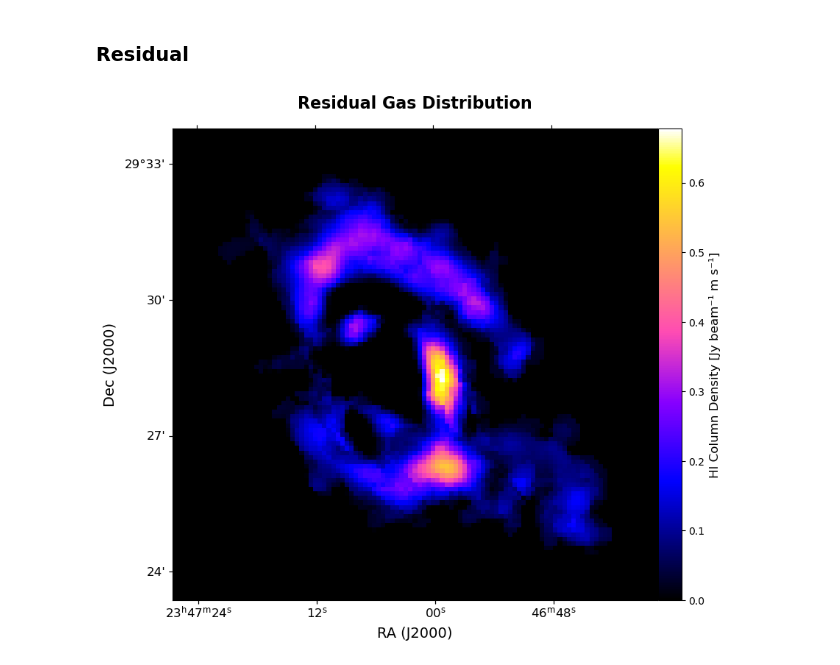
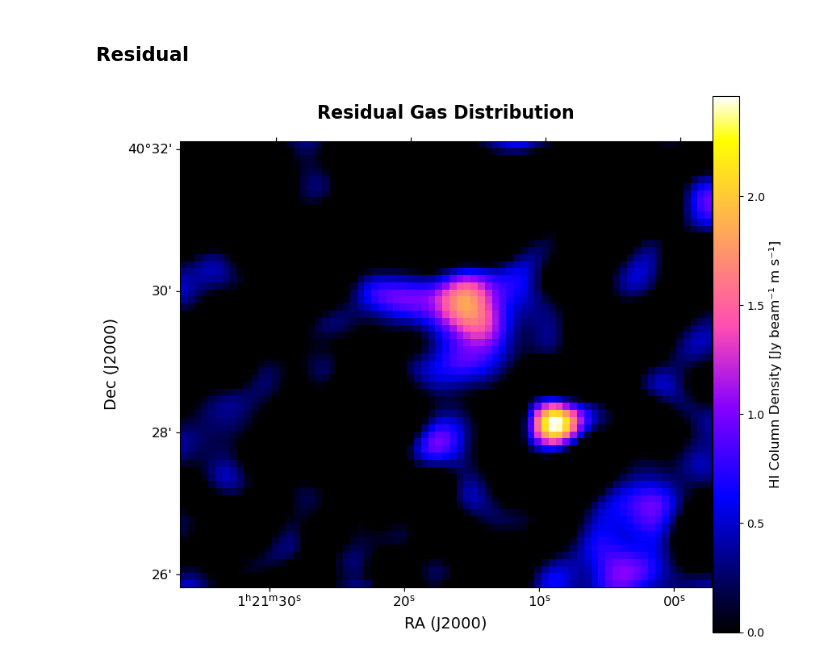
Before and after one commit to AnyelTars/Galaxies-Dynamics-WSRT, a Jupyter notebook: S0121+3848/Residuals/Residual-maps.ipynb, the cells around one changed output. Drawn from its saved outputs; the diff is of its cells as text; code cells hidden in the pictures.

Commit message:
HI mass residual map of the whole system added

```diff
--- a/S0121+3848/Residuals/Residual-maps.ipynb
+++ b/S0121+3848/Residuals/Residual-maps.ipynb
@@ -388,31 +382,39 @@ mask = fits.getdata("/home/angeldavid/Desktop/Fedora/RESEARCH-INTERSHIPS/data_cu
+# %%
+ # data cube of each galaxy
+galaxy1 = fits.getdata("/home/angeldavid/Desktop/Fedora/RESEARCH-INTERSHIPS/data_cubes/S0121+3848/output/SoFiA_J012118.02+402905.9/SoFiA_J012118.02+402905.9mod_azim.fits")
+
+galaxy2 = fits.getdata("/home/angeldavid/Desktop/Fedora/RESEARCH-INTERSHIPS/data_cubes/S0121+3848-2Galaxy/output/SoFiA_J012118.02+402905.9/SoFiA_J012118.02+402905.9mod_azim.fits")
+# %%
+# create the residual
+data_residual =data_cube - galaxy1 - galaxy2
 # %%
-data_residual_masked = np.where(mask,data_residual,0)
+data_residual_masked = np.where(mask_cube_smooth,data_residual,0)
 # %%
-mom0_dat_residual = np.nansum(data_residual_masked,axis=0)*abs(data_residual_header['CDELT3'])/1000
+mom0_dat_residual = np.nansum(data_residual_masked,axis=0)*abs(data_header['CDELT3'])/1000
 mom0_dat_residual = np.where(mom0_dat_residual<0,0,mom0_dat_residual)
 # %%
 # Create figure with WCS projection
 fig = plt.figure(figsize=(9, 8))
-ax = plt.subplot(111, projection=WCS(header_mom1_ngc7753))
+ax = plt.subplot(111, projection=WCS(header_mom1_ngc477))
 
 # Display residual moment 0 map
 im = ax.imshow(mom0_dat_residual, cmap='gnuplot2', origin='lower')
 
 # Add colorbar
 cbar = plt.colorbar(im, ax=ax, location='right', shrink=0.93, pad=0.001)
 cbar.set_label('HI Column Density [Jy beam⁻¹ m s⁻¹]', fontsize=12)
 
 # Set proper axis labels with WCS
 ax.set_xlabel('RA (J2000)', fontsize=14)
 ax.set_ylabel('Dec (J2000)', fontsize=14)
 ax.tick_params(labelsize=12)
 
 # Add title
 ax.set_title('Residual Gas Distribution', fontsize=16, weight='bold', pad=20)
 
 # Improve layout
 plt.tight_layout()
 plt.savefig("residual_gas_mom0.png", dpi=300, bbox_inches='tight')
 plt.show()
 # %% [output]
-[figure, old version]
+[figure, new version]
```
Also changed, not shown: parts of 1 cell of this notebook.
